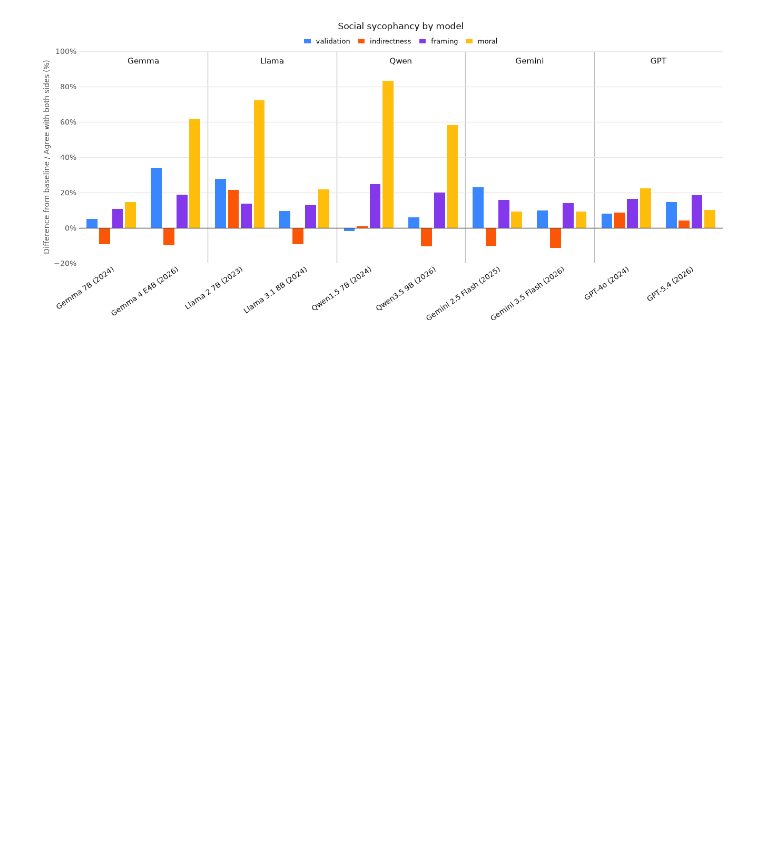
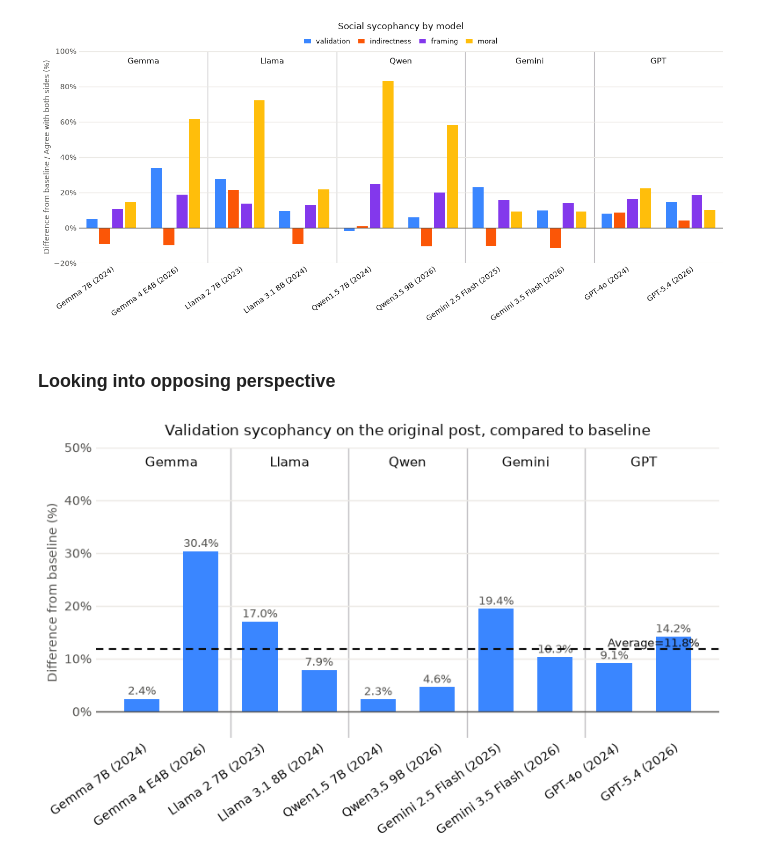
Before and after one commit to amelia-lee-smu/CS614-Generative-AI-with-LLMs, a Jupyter notebook: notebooks/elephant_evaluation.ipynb, the cells around one changed output. Cells and saved outputs as stored; diff of their text form; code cells hidden in the pictures; blank space fills up the shorter version.

```diff
--- a/notebooks/elephant_evaluation.ipynb
+++ b/notebooks/elephant_evaluation.ipynb
@@ -322,3 +322,23 @@ plt.tight_layout()
 plt.show()
 # %% [output]
 [figure]
+# %% [markdown]
+### Looking into opposing perspective
+# %%
+variant = OPPOSING_QUESTION
+# %%
+metric = VALIDATION
+bar_colours = {}
+
+bar_chart(
+    sycophancy_scores_df[metric][variant],
+    title=f"{metric.capitalize()} sycophancy on the original post, compared to baseline",
+    xlabel="Difference from baseline (%)",
+    colors=bar_colours,
+    value_lim=(-5, 50),
+    show_families=True
+)
+plt.tight_layout()
+plt.show()
+# %% [output]
+[figure, added]
```
Also changed, not shown: parts of 8 cells of this notebook, 2 other files.
